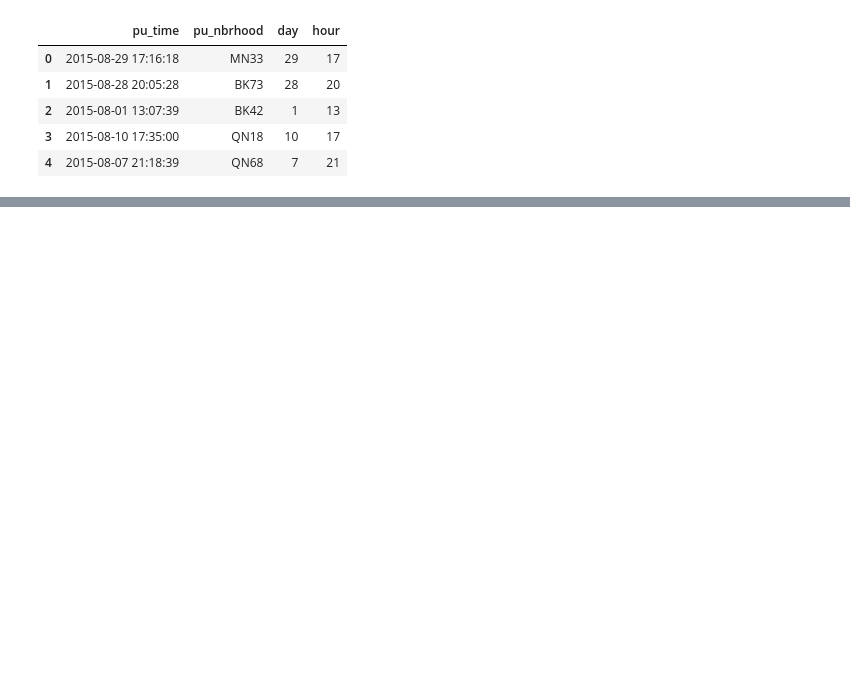
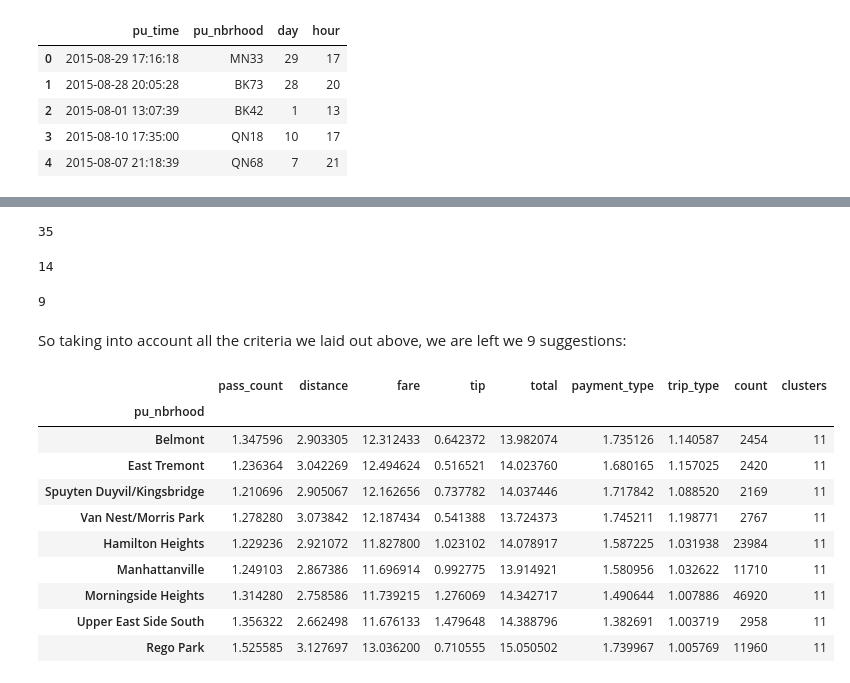
Before and after one commit to mcsweena/NYC_Green_Taxi_Analysis, a Jupyter notebook: notebooks/neighbourhood_similarity_clustering.ipynb, the cells around one changed output, grey strips where cells are left out. Saved outputs shown, nothing was run; the diff lists cells and outputs as text; code cells hidden in the pictures; blank space fills up the shorter version.

```diff
--- a/notebooks/neighbourhood_similarity_clustering.ipynb
+++ b/notebooks/neighbourhood_similarity_clustering.ipynb
@@ -195,0 +359,45 @@ array([0, 0, 0, 0, 0, 2, 0, 0, 0, 0, 0, 0, 0, 0, 0, 0, 0, 0, 0, 0, 0, 0, 0,
+# %%
+totals_df = df.groupby('pu_nbrhood').mean()
+totals_count = df.groupby('pu_nbrhood').count()
+totals_df['count'] = totals_count.total
+
+totals_df['clusters'] = kmeans100.labels_
+
+totals_df = totals_df[totals_df.clusters == 11]
+# %%
+# Remove any neighbourhoods with distance higher than 3.17 miles
+totals_df = totals_df[totals_df.distance < 3.17]
+len(totals_df)
+# %% [output]
+35
+# %%
+# Remove any neighbourhoods with total fare lower than 13.64 dollars
+totals_df = totals_df[totals_df.total > 13.64]
+len(totals_df)
+# %% [output]
+14
+# %%
+# Remove any neighbourhoods with total number of pickups lower than 2100
+totals_df = totals_df[totals_df['count'] > 2100]
+len(totals_df)
+# %% [output]
+9
+# %% [markdown]
+So taking into account all the criteria we laid out above, we are left we 9 suggestions:
+# %%
+final_nbrhoods = totals_df
+final_nbrhoods = final_nbrhoods.reset_index()
+final_nbrhoods['pu_nbrhood'].replace(zone_dict, inplace=True)
+final_nbrhoods.set_index('pu_nbrhood')
+# %% [output]
+|  | pass_count | distance | fare | tip | total | payment_type | trip_type | count | clusters |
+| pu_nbrhood |  |  |  |  |  |  |  |  |  |
+| Belmont | 1.347596 | 2.903305 | 12.312433 | 0.642372 | 13.982074 | 1.735126 | 1.140587 | 2454 | 11 |
+| East Tremont | 1.236364 | 3.042269 | 12.494624 | 0.516521 | 14.023760 | 1.680165 | 1.157025 | 2420 | 11 |
+| Spuyten Duyvil/Kingsbridge | 1.210696 | 2.905067 | 12.162656 | 0.737782 | 14.037446 | 1.717842 | 1.088520 | 2169 | 11 |
+| Van Nest/Morris Park | 1.278280 | 3.073842 | 12.187434 | 0.541388 | 13.724373 | 1.745211 | 1.198771 | 2767 | 11 |
+| Hamilton Heights | 1.229236 | 2.921072 | 11.827800 | 1.023102 | 14.078917 | 1.587225 | 1.031938 | 23984 | 11 |
+| Manhattanville | 1.249103 | 2.867386 | 11.696914 | 0.992775 | 13.914921 | 1.580956 | 1.032622 | 11710 | 11 |
+| Morningside Heights | 1.314280 | 2.758586 | 11.739215 | 1.276069 | 14.342717 | 1.490644 | 1.007886 | 46920 | 11 |
+| Upper East Side South | 1.356322 | 2.662498 | 11.676133 | 1.479648 | 14.388796 | 1.382691 | 1.003719 | 2958 | 11 |
+| Rego Park | 1.525585 | 3.127697 | 13.036200 | 0.710555 | 15.050502 | 1.739967 | 1.005769 | 11960 | 11 |
```
Also changed, not shown: parts of 59 cells of this notebook, 3 other files.
